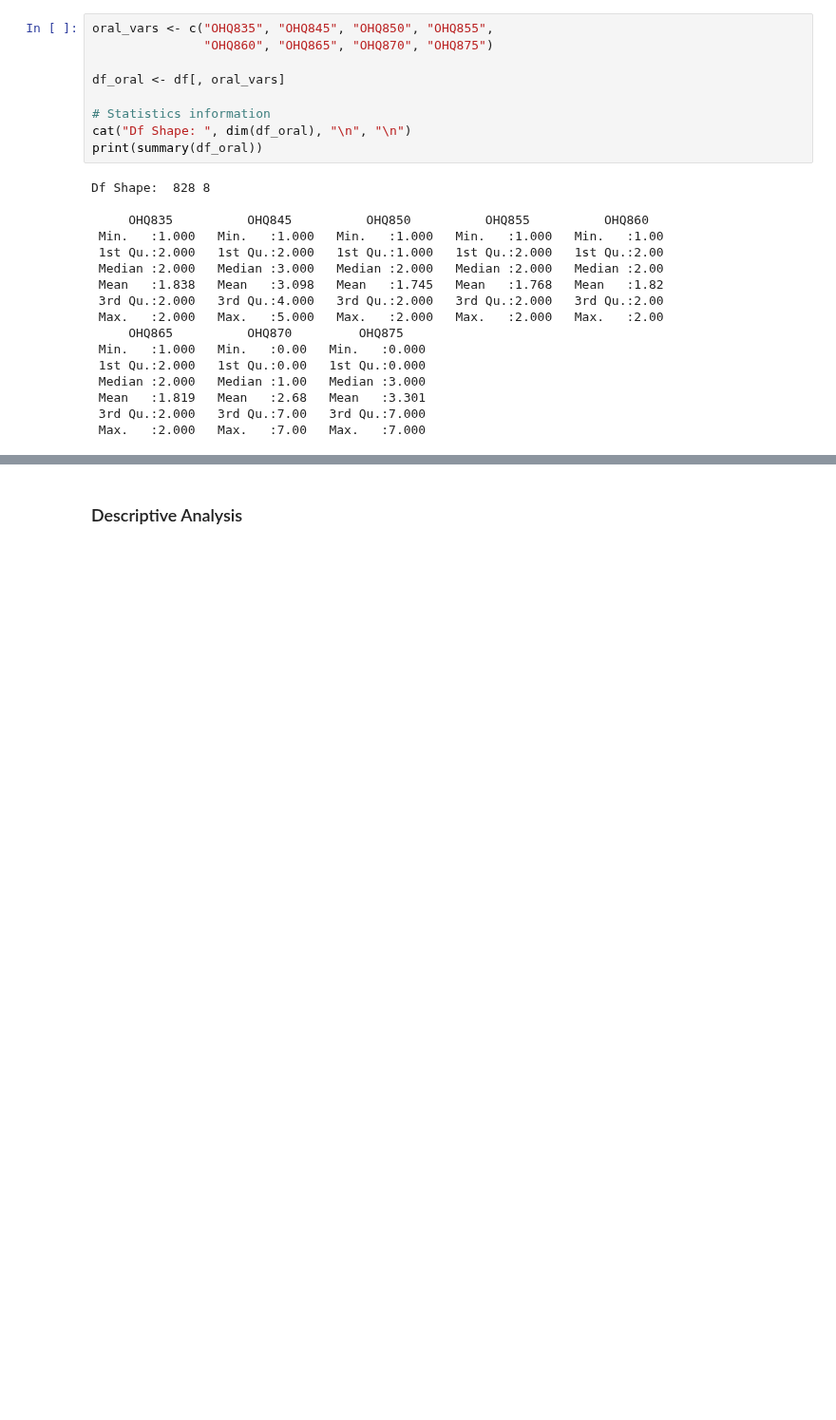
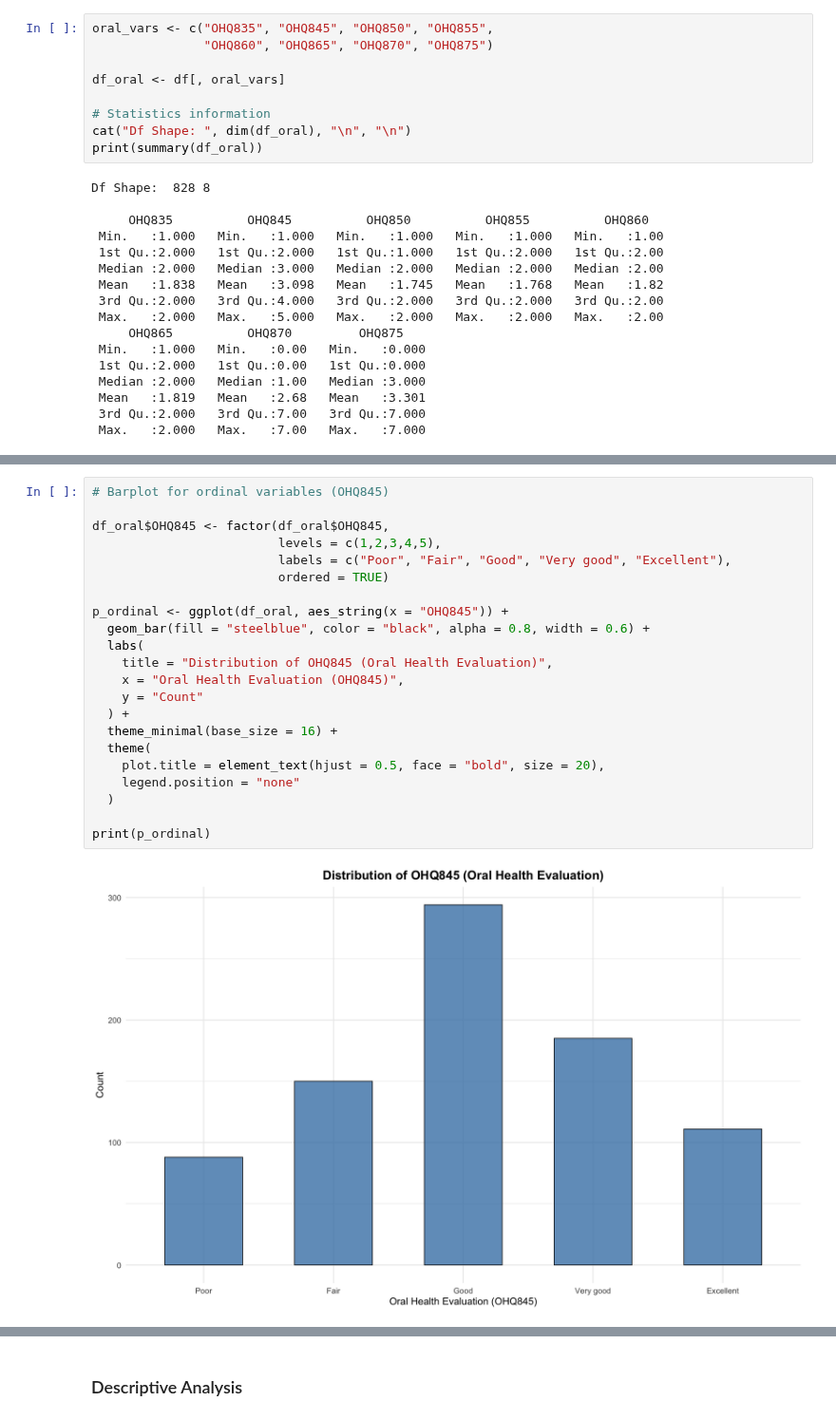
Before and after one commit to silvano315/Med-Physics, a Jupyter notebook: notebooks/NHANES_global_oral_health.ipynb, the cells around one changed output, grey strips where cells are left out. Shown at 95% size. Drawn from its saved outputs; the diff is of its cells as text; blank space fills up the shorter version.

```diff
--- a/notebooks/NHANES_global_oral_health.ipynb
+++ b/notebooks/NHANES_global_oral_health.ipynb
@@ -533,0 +568,24 @@ Df Shape:  828 8
+# %%
+# Barplot for ordinal variables (OHQ845)
+
+df_oral$OHQ845 <- factor(df_oral$OHQ845,
+                         levels = c(1,2,3,4,5),
+                         labels = c("Poor", "Fair", "Good", "Very good", "Excellent"),
+                         ordered = TRUE)
+
+p_ordinal <- ggplot(df_oral, aes_string(x = "OHQ845")) +
+  geom_bar(fill = "steelblue", color = "black", alpha = 0.8, width = 0.6) +
+  labs(
+    title = "Distribution of OHQ845 (Oral Health Evaluation)",
+    x = "Oral Health Evaluation (OHQ845)",
+    y = "Count"
+  ) +
+  theme_minimal(base_size = 16) +
+  theme(
+    plot.title = element_text(hjust = 0.5, face = "bold", size = 20),
+    legend.position = "none"
+  )
+
+print(p_ordinal)
+# %% [output]
+[figure, added]
```
Also changed, not shown: parts of 7 cells of this notebook.
